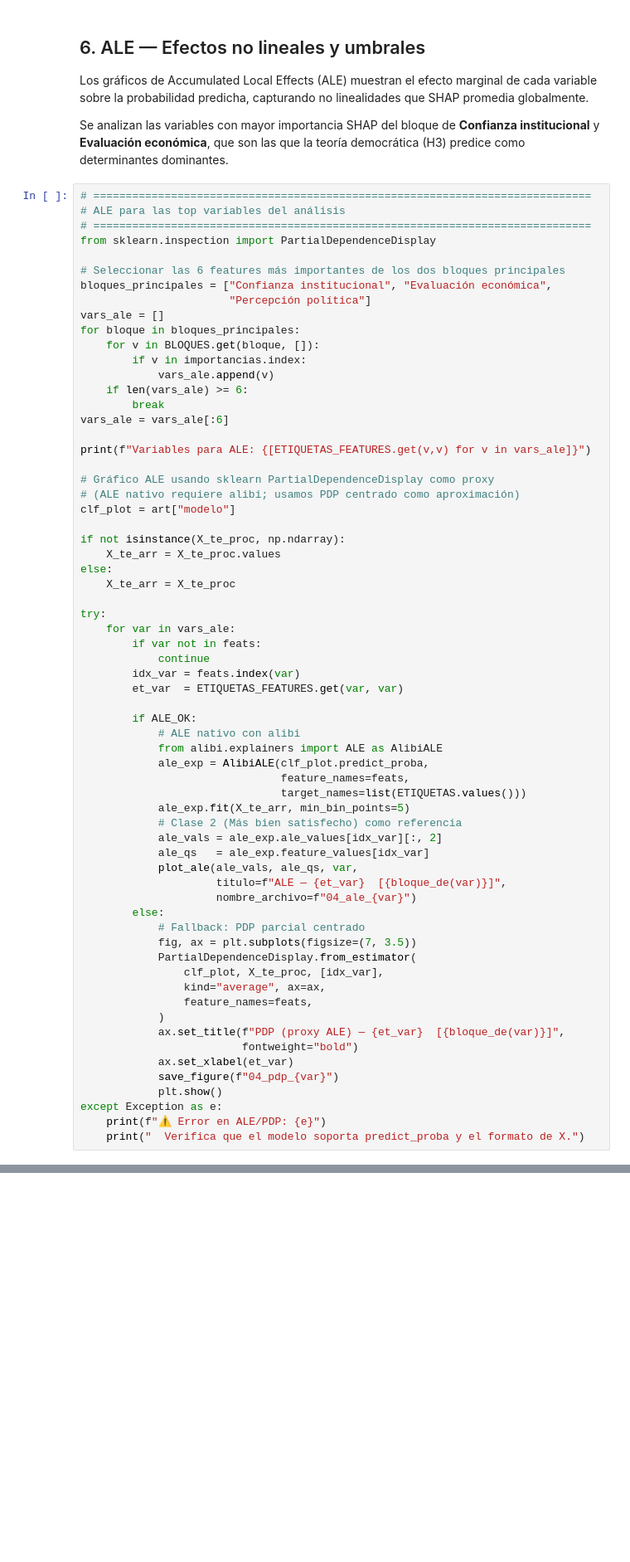
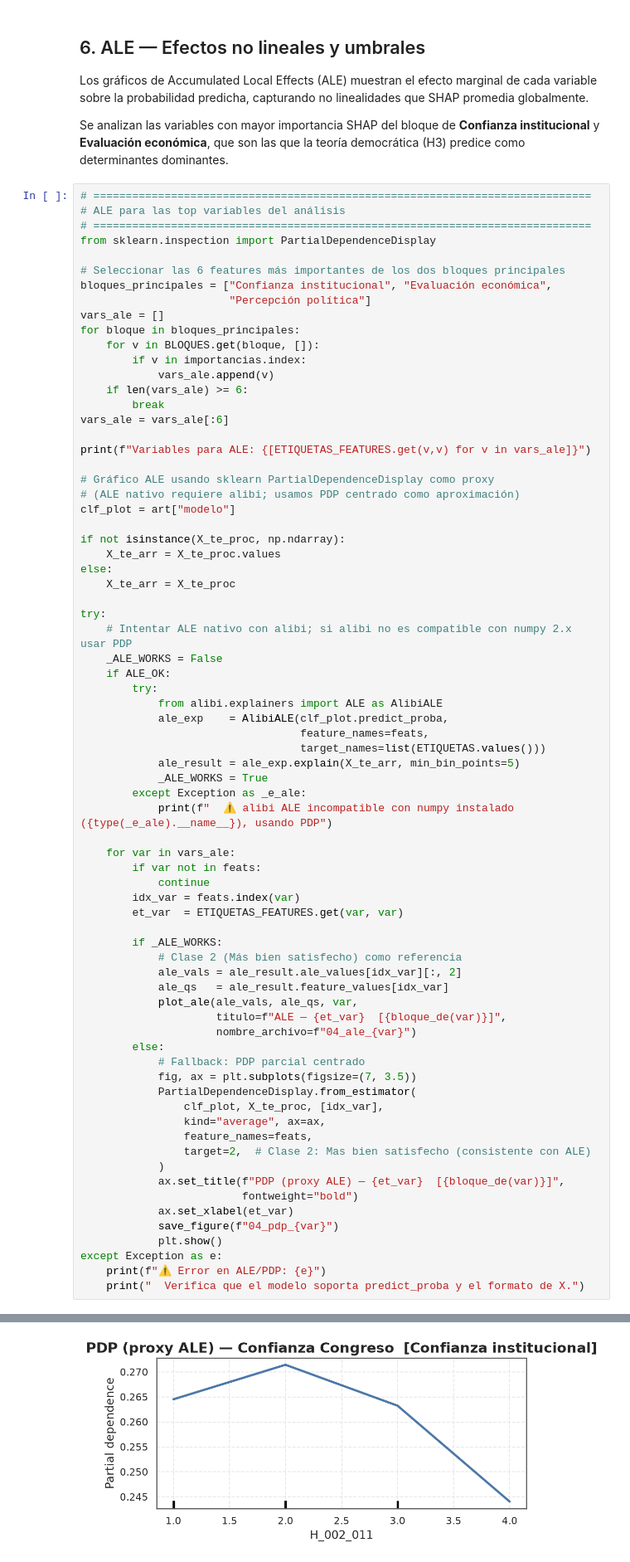
Before and after one commit to PatricioPorrasM/DemocraticSatisfactionLatam, a Jupyter notebook: notebooks/04_explicabilidad_xai.ipynb, the cells around one changed output, grey strips where cells are left out. Shown at 83% size. Drawn from its saved outputs; the diff is of its cells as text; blank space fills up the shorter version.

```diff
--- a/notebooks/04_explicabilidad_xai.ipynb
+++ b/notebooks/04_explicabilidad_xai.ipynb
@@ -419,22 +483,29 @@ else:
     X_te_arr = X_te_proc
 
 try:
+    # Intentar ALE nativo con alibi; si alibi no es compatible con numpy 2.x usar PDP
+    _ALE_WORKS = False
+    if ALE_OK:
+        try:
+            from alibi.explainers import ALE as AlibiALE
+            ale_exp    = AlibiALE(clf_plot.predict_proba,
+                                  feature_names=feats,
+                                  target_names=list(ETIQUETAS.values()))
+            ale_result = ale_exp.explain(X_te_arr, min_bin_points=5)
+            _ALE_WORKS = True
+        except Exception as _e_ale:
+            print(f"  ⚠ alibi ALE incompatible con numpy instalado ({type(_e_ale).__name__}), usando PDP")
+
     for var in vars_ale:
         if var not in feats:
             continue
         idx_var = feats.index(var)
         et_var  = ETIQUETAS_FEATURES.get(var, var)
 
-        if ALE_OK:
-            # ALE nativo con alibi
-            from alibi.explainers import ALE as AlibiALE
-            ale_exp = AlibiALE(clf_plot.predict_proba,
-                               feature_names=feats,
-                               target_names=list(ETIQUETAS.values()))
-            ale_exp.fit(X_te_arr, min_bin_points=5)
+        if _ALE_WORKS:
             # Clase 2 (Más bien satisfecho) como referencia
-            ale_vals = ale_exp.ale_values[idx_var][:, 2]
-            ale_qs   = ale_exp.feature_values[idx_var]
+            ale_vals = ale_result.ale_values[idx_var][:, 2]
+            ale_qs   = ale_result.feature_values[idx_var]
             plot_ale(ale_vals, ale_qs, var,
                      titulo=f"ALE — {et_var}  [{bloque_de(var)}]",
                      nombre_archivo=f"04_ale_{var}")
@@ -445,6 +516,7 @@ try:
                 clf_plot, X_te_proc, [idx_var],
                 kind="average", ax=ax,
                 feature_names=feats,
+                target=2,  # Clase 2: Mas bien satisfecho (consistente con ALE)
             )
             ax.set_title(f"PDP (proxy ALE) — {et_var}  [{bloque_de(var)}]",
                          fontweight="bold")
@@ -454,3 +526,4 @@ try:
 except Exception as e:
     print(f"⚠ Error en ALE/PDP: {e}")
     print("  Verifica que el modelo soporta predict_proba y el formato de X.")
+# %% [output]
@@ -456,0 +533 @@ except Exception as e:
+[figure, added]
```
Also changed, not shown: parts of 19 cells of this notebook, 9 other files.
